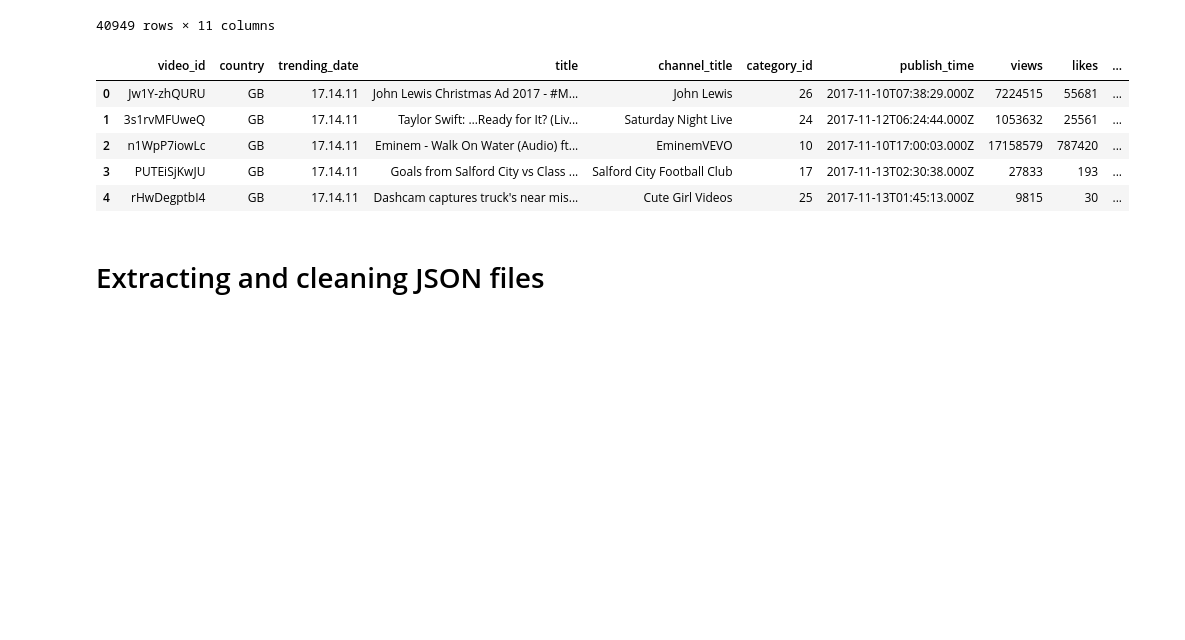
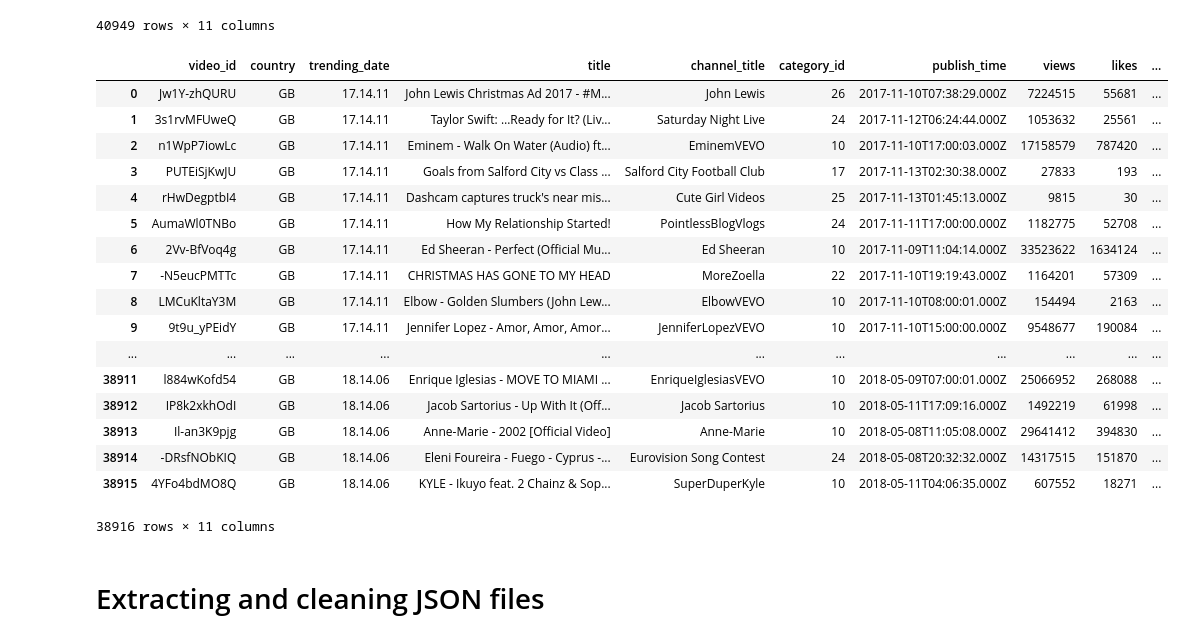
Before and after one commit to elmaddinkarimov/ETL-Project, a Jupyter notebook: ETL_FinalDataSet.ipynb, the cells around one changed output. Drawn from its saved outputs; the diff is of its cells as text; code cells hidden in the pictures; blank space fills up the shorter version.

```diff
--- a/ETL_FinalDataSet.ipynb
+++ b/ETL_FinalDataSet.ipynb
@@ -90,14 +91,26 @@ new_usvideos_df
 # %%
 new_gbvideos_df = gbvideos_df[['video_id', 'trending_date', 'title','channel_title', 'category_id', 'publish_time', 'views', 'likes','dislikes', 'comment_count'  ]].copy()
 new_gbvideos_df.insert(1,'country','GB')
-new_gbvideos_df.head()
+new_gbvideos_df
 # %% [output]
 |  | video_id | country | trending_date | title | channel_title | category_id | publish_time | views | likes | ... |
 | 0 | Jw1Y-zhQURU | GB | 17.14.11 | John Lewis Christmas Ad 2017 - #M... | John Lewis | 26 | 2017-11-10T07:38:29.000Z | 7224515 | 55681 | ... |
 | 1 | 3s1rvMFUweQ | GB | 17.14.11 | Taylor Swift: …Ready for It? (Liv... | Saturday Night Live | 24 | 2017-11-12T06:24:44.000Z | 1053632 | 25561 | ... |
 | 2 | n1WpP7iowLc | GB | 17.14.11 | Eminem - Walk On Water (Audio) ft... | EminemVEVO | 10 | 2017-11-10T17:00:03.000Z | 17158579 | 787420 | ... |
 | 3 | PUTEiSjKwJU | GB | 17.14.11 | Goals from Salford City vs Class ... | Salford City Football Club | 17 | 2017-11-13T02:30:38.000Z | 27833 | 193 | ... |
 | 4 | rHwDegptbI4 | GB | 17.14.11 | Dashcam captures truck's near mis... | Cute Girl Videos | 25 | 2017-11-13T01:45:13.000Z | 9815 | 30 | ... |
+| 5 | AumaWl0TNBo | GB | 17.14.11 | How My Relationship Started! | PointlessBlogVlogs | 24 | 2017-11-11T17:00:00.000Z | 1182775 | 52708 | ... |
+| 6 | 2Vv-BfVoq4g | GB | 17.14.11 | Ed Sheeran - Perfect (Official Mu... | Ed Sheeran | 10 | 2017-11-09T11:04:14.000Z | 33523622 | 1634124 | ... |
+| 7 | -N5eucPMTTc | GB | 17.14.11 | CHRISTMAS HAS GONE TO MY HEAD | MoreZoella | 22 | 2017-11-10T19:19:43.000Z | 1164201 | 57309 | ... |
+| 8 | LMCuKltaY3M | GB | 17.14.11 | Elbow - Golden Slumbers (John Lew... | ElbowVEVO | 10 | 2017-11-10T08:00:01.000Z | 154494 | 2163 | ... |
+| 9 | 9t9u_yPEidY | GB | 17.14.11 | Jennifer Lopez - Amor, Amor, Amor... | JenniferLopezVEVO | 10 | 2017-11-10T15:00:00.000Z | 9548677 | 190084 | ... |
+| ... | ... | ... | ... | ... | ... | ... | ... | ... | ... | ... |
+| 38911 | l884wKofd54 | GB | 18.14.06 | Enrique Iglesias - MOVE TO MIAMI ... | EnriqueIglesiasVEVO | 10 | 2018-05-09T07:00:01.000Z | 25066952 | 268088 | ... |
+| 38912 | IP8k2xkhOdI | GB | 18.14.06 | Jacob Sartorius - Up With It (Off... | Jacob Sartorius | 10 | 2018-05-11T17:09:16.000Z | 1492219 | 61998 | ... |
+| 38913 | Il-an3K9pjg | GB | 18.14.06 | Anne-Marie - 2002 [Official Video] | Anne-Marie | 10 | 2018-05-08T11:05:08.000Z | 29641412 | 394830 | ... |
+| 38914 | -DRsfNObKIQ | GB | 18.14.06 | Eleni Foureira - Fuego - Cyprus -... | Eurovision Song Contest | 24 | 2018-05-08T20:32:32.000Z | 14317515 | 151870 | ... |
+| 38915 | 4YFo4bdMO8Q | GB | 18.14.06 | KYLE - Ikuyo feat. 2 Chainz & Sop... | SuperDuperKyle | 10 | 2018-05-11T04:06:35.000Z | 607552 | 18271 | ... |
+38916 rows × 11 columns
 # %% [markdown]
 # Extracting and cleaning JSON files
 # %%
```
Also changed, not shown: parts of 12 cells of this notebook.
